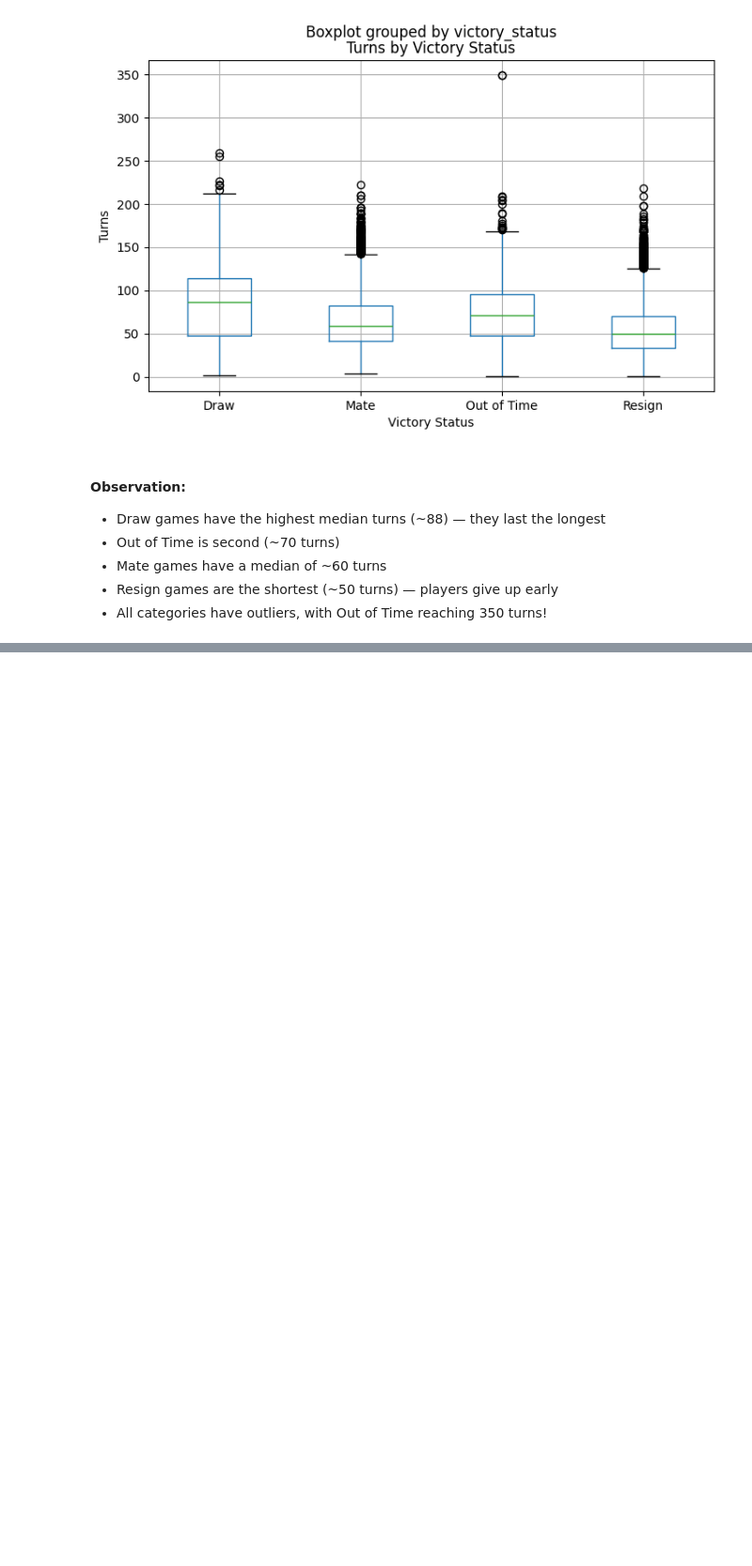
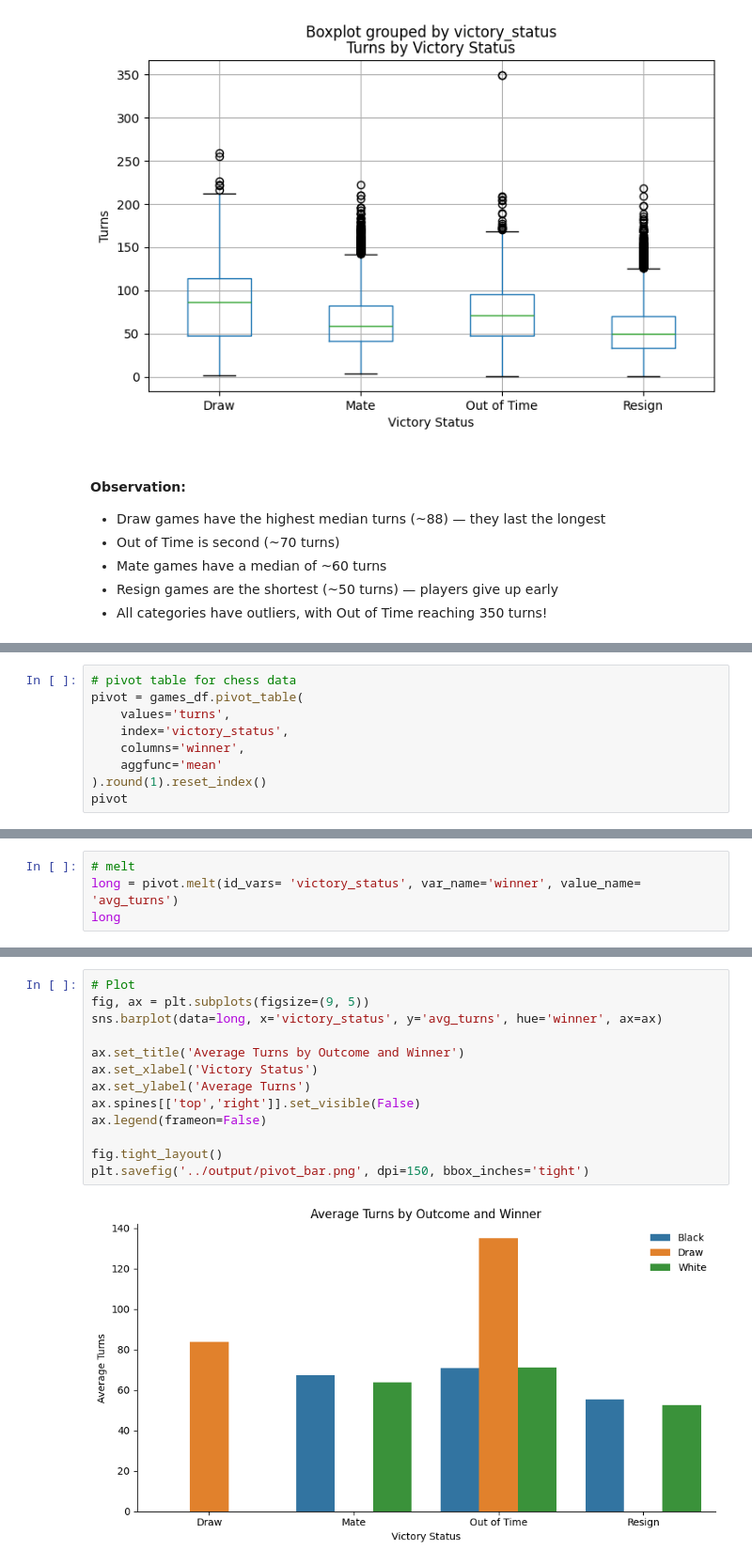
Before and after one commit to dina-masry/Chess_game, a Jupyter notebook: notebooks/01_explore.ipynb, the cells around one changed output, grey strips where cells are left out. Shown at 94% size. Saved outputs shown, nothing was run; the diff lists cells and outputs as text; blank space fills up the shorter version.

Commit message:
Assginment7: visualization and reporting

```diff
--- a/notebooks/01_explore.ipynb
+++ b/notebooks/01_explore.ipynb
@@ -423,0 +431,9 @@ ax.figure.savefig('../output/turns_by_victory_status.png')
+# %%
+# pivot table for chess data
+pivot = games_df.pivot_table(
+    values='turns',
+    index='victory_status',
+    columns='winner',
+    aggfunc='mean'
+).round(1).reset_index()
+pivot
@@ -423,0 +446,4 @@ ax.figure.savefig('../output/turns_by_victory_status.png')
+# %%
+# melt
+long = pivot.melt(id_vars= 'victory_status', var_name='winner', value_name= 'avg_turns')
+long
@@ -423,0 +464,15 @@ ax.figure.savefig('../output/turns_by_victory_status.png')
+# %%
+# Plot
+fig, ax = plt.subplots(figsize=(9, 5))
+sns.barplot(data=long, x='victory_status', y='avg_turns', hue='winner', ax=ax)
+
+ax.set_title('Average Turns by Outcome and Winner')
+ax.set_xlabel('Victory Status')
+ax.set_ylabel('Average Turns')
+ax.spines[['top','right']].set_visible(False)
+ax.legend(frameon=False)
+
+fig.tight_layout()
+plt.savefig('../output/pivot_bar.png', dpi=150, bbox_inches='tight')
+# %% [output]
+[figure, added]
```
Also changed, not shown: parts of 26 cells of this notebook, 8 other files.
